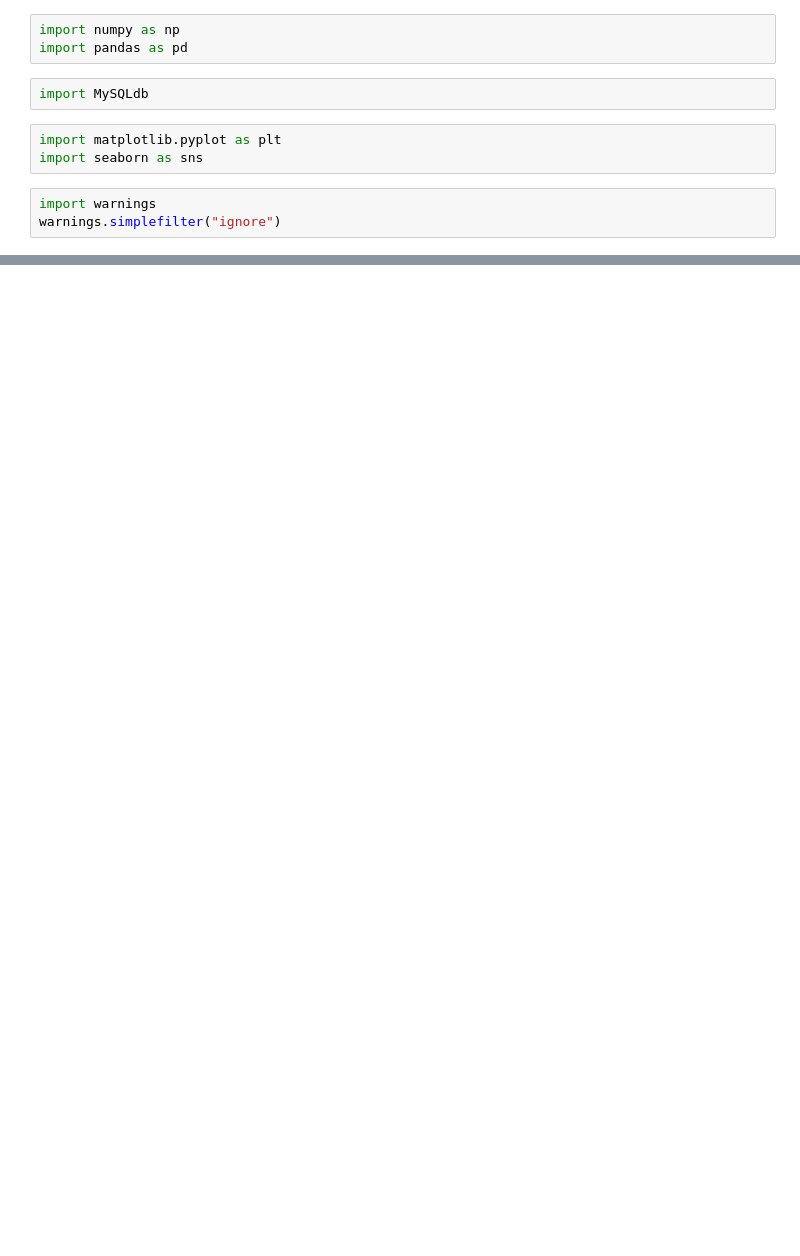
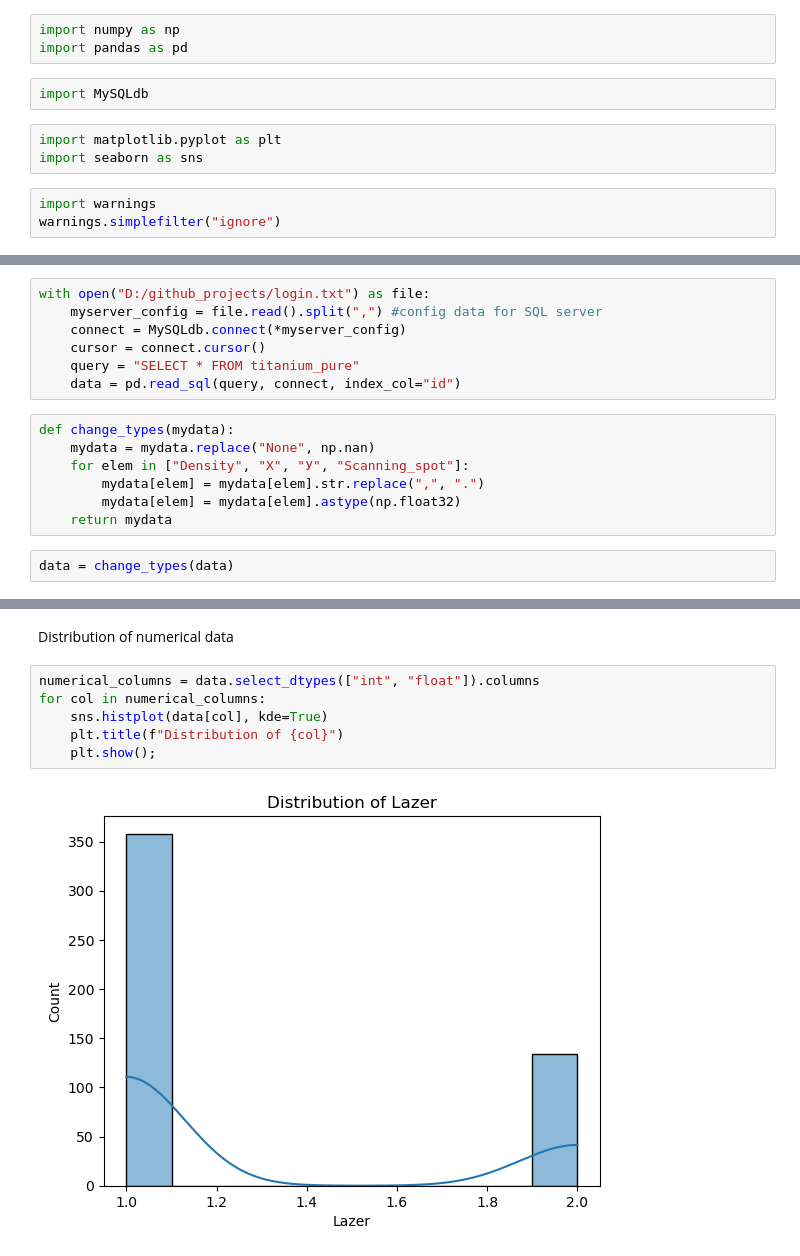
Before and after one commit to Kanclek/Machine-Learning-project, a Jupyter notebook: Main.ipynb, the cells around one changed output, grey strips where cells are left out. Drawn from its saved outputs; the diff is of its cells as text; blank space fills up the shorter version.

```diff
--- a/Main.ipynb
+++ b/Main.ipynb
@@ -102,0 +14,16 @@ class Visualisation:
+# %%
+with open("D:/github_projects/login.txt") as file:
+    myserver_config = file.read().split(",") #config data for SQL server
+    connect = MySQLdb.connect(*myserver_config)
+    cursor = connect.cursor()
+    query = "SELECT * FROM titanium_pure"
+    data = pd.read_sql(query, connect, index_col="id")
+# %%
+def change_types(mydata):
+    mydata = mydata.replace("None", np.nan)
+    for elem in ["Density", "Х", "У", "Scanning_spot"]:
+        mydata[elem] = mydata[elem].str.replace(",", ".")
+        mydata[elem] = mydata[elem].astype(np.float32)
+    return mydata
+# %%
+data = change_types(data)
@@ -102,0 +76,10 @@ class Visualisation:
+# %% [markdown]
+Distribution of numerical data
+# %%
+numerical_columns = data.select_dtypes(["int", "float"]).columns
+for col in numerical_columns:
+    sns.histplot(data[col], kde=True)
+    plt.title(f"Distribution of {col}")
+    plt.show();
+# %% [output]
+[figure, added]
```
Also changed, not shown: parts of 13 cells of this notebook.
